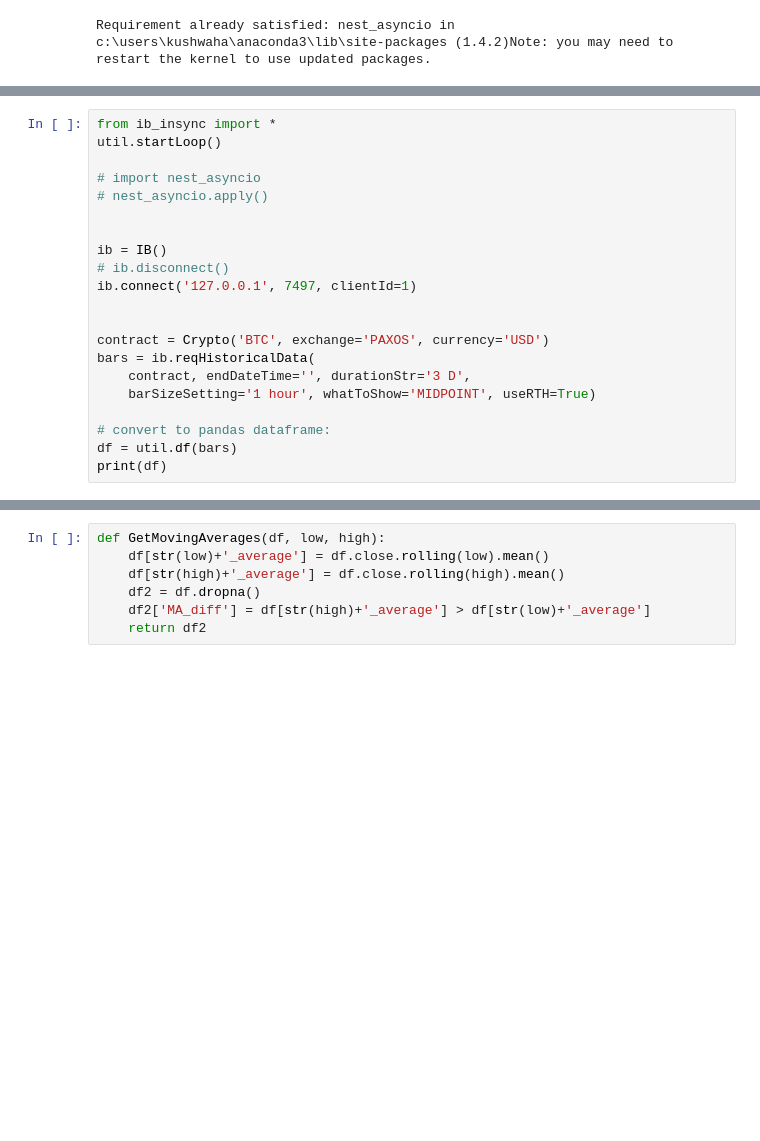
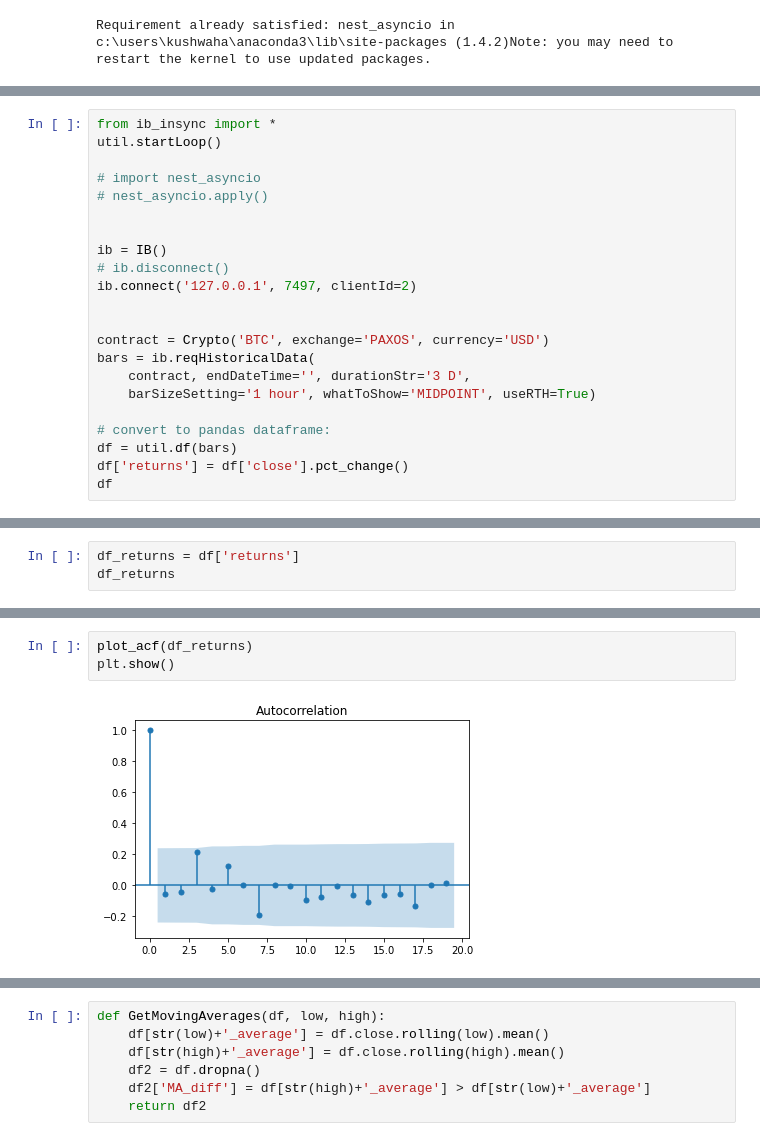
Before and after one commit to SonnyK33/btcalgo, a Jupyter notebook: btc_test.ipynb, the cells around one changed output, grey strips where cells are left out. Saved outputs shown, nothing was run; the diff lists cells and outputs as text; blank space fills up the shorter version.

```diff
--- a/btc_test.ipynb
+++ b/btc_test.ipynb
@@ -24,7 +31,7 @@ util.startLoop()
 
 ib = IB()
 # ib.disconnect()
-ib.connect('127.0.0.1', 7497, clientId=1)
+ib.connect('127.0.0.1', 7497, clientId=2)
 
 
 contract = Crypto('BTC', exchange='PAXOS', currency='USD')
@@ -34,5 +41,6 @@ bars = ib.reqHistoricalData(
 
 # convert to pandas dataframe:
 df = util.df(bars)
-print(df)
+df['returns'] = df['close'].pct_change()
+df
 # %% [output]
@@ -58,0 +60,3 @@ BarData(date=datetime.datetime(2022, 8, 2, 22, 0), open=22810.125, high=22836.62
+# %%
+df_returns = df['returns']
+df_returns
@@ -58,0 +76,5 @@ BarData(date=datetime.datetime(2022, 8, 2, 22, 0), open=22810.125, high=22836.62
+# %%
+plot_acf(df_returns)
+plt.show()
+# %% [output]
+[figure, added]
```
Also changed, not shown: parts of 8 cells of this notebook, 1 other file.
